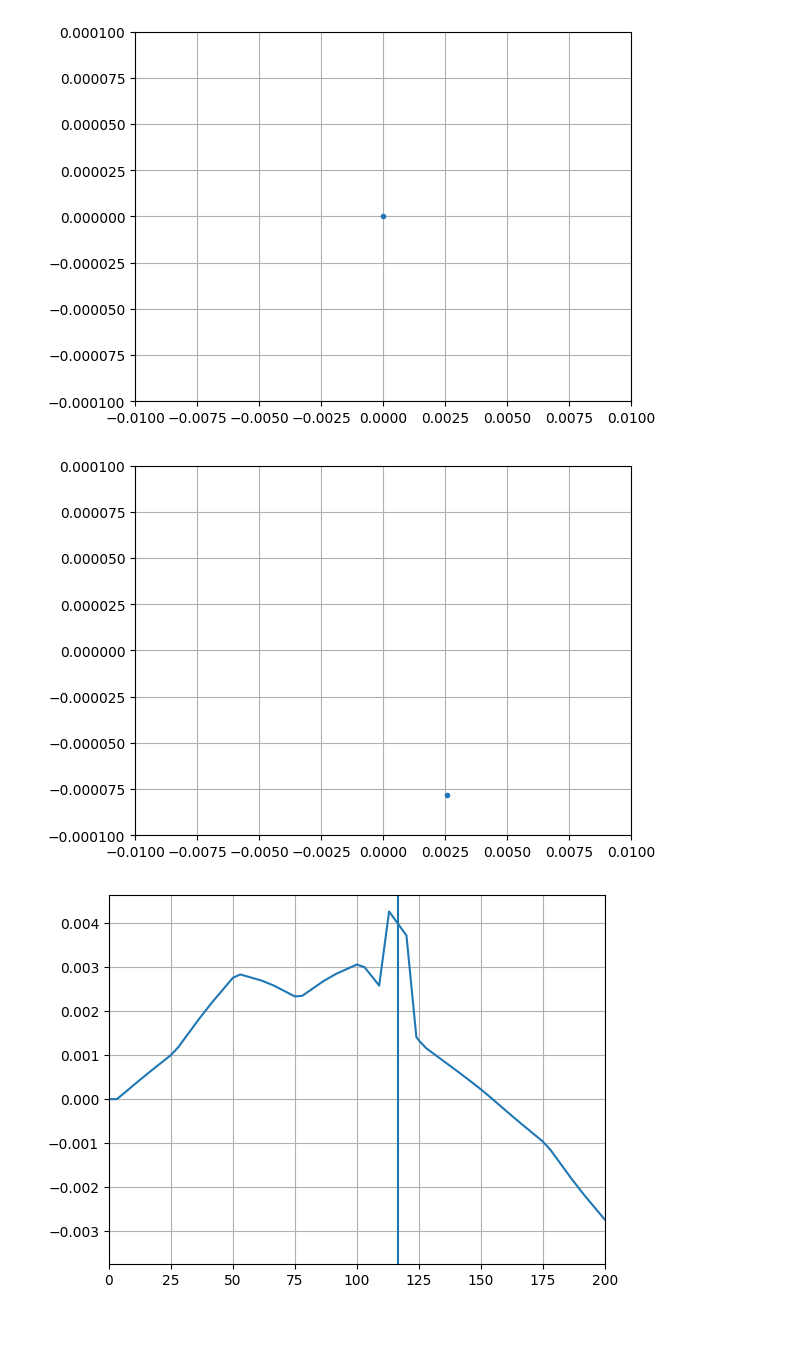
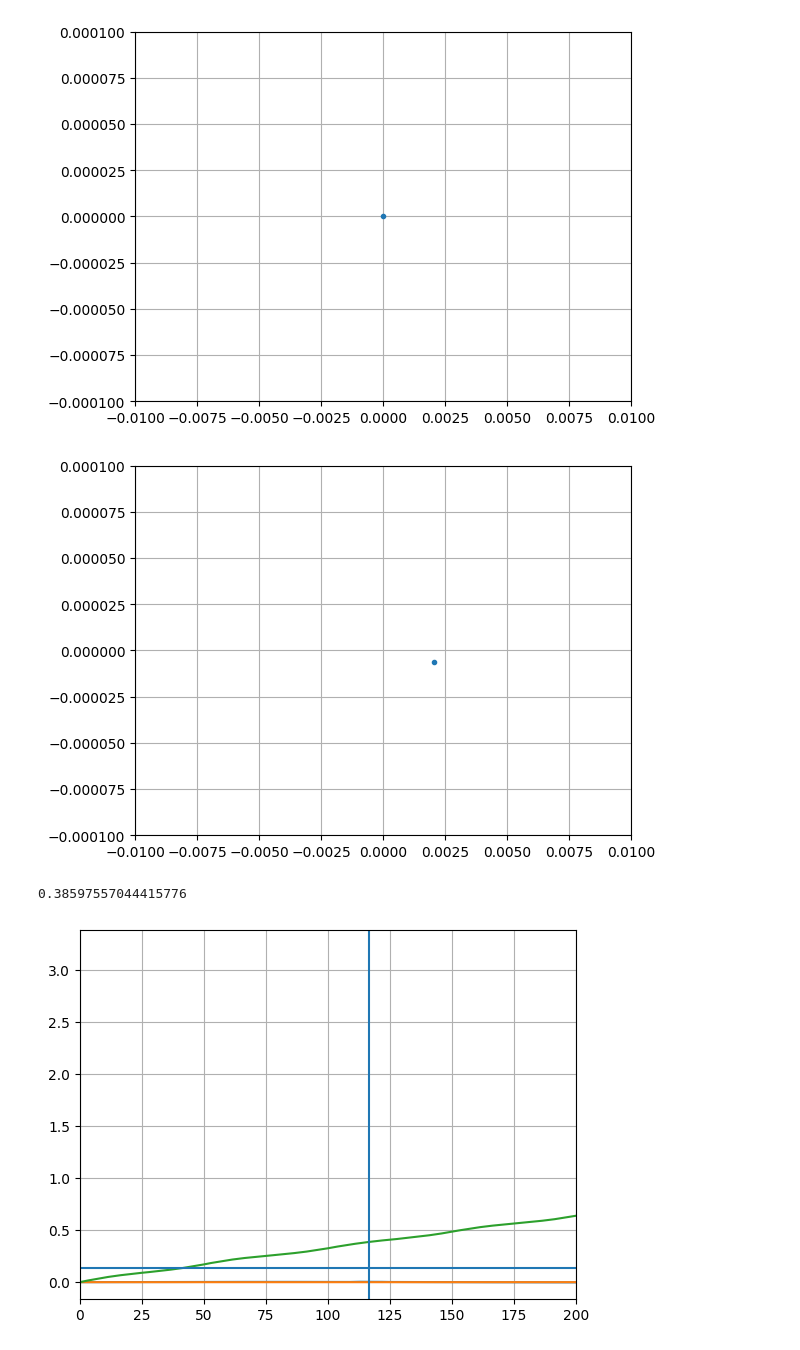
Before and after one commit to gornalexander/cas-beam-optics, a Jupyter notebook: Group_Oleksandr.ipynb, the cells around one changed output. Saved outputs shown, nothing was run; the diff lists cells and outputs as text; code cells hidden in the pictures.

Commit message:
correct kicker position

```diff
--- a/Group_Oleksandr.ipynb
+++ b/Group_Oleksandr.ipynb
@@ -82,18 +82,18 @@ env.new('mq.d', 'mq', k1='k1d + qtrim_d')
 
 cell_moved_dipole = env.new_line(components=[
     env.new('marker_start', xt.Marker, at = '0'),
-    env.place('mq.f', at=lquad*0.5),
+    env.place('mq.d', at=lquad*0.5),
     env.place('mb0', at='lbend/2+ lquad + 1'),
-    env.place('mq.d', at='0.50 * lfodo + lquad*0.5'),
+    env.place('mq.f', at='0.50 * lfodo + lquad*0.5'),
     env.place('mb1', at='1 * lfodo - lquad - lbend/2 - 1'),
     env.new('marker_end', xt.Marker, at='lfodo'),
 ])
 
 cell = env.new_line(components=[
     env.new('marker_start', xt.Marker, at = '0'),
-    env.place('mq.f', at=lquad*0.5),
+    env.place('mq.d', at=lquad*0.5),
     env.place('mb0', at='0.25 * lfodo + lquad * 0.5'),
-    env.place('mq.d', at='0.50 * lfodo + lquad*0.5'),
+    env.place('mq.f', at='0.50 * lfodo + lquad*0.5'),
     env.place('mb1', at='0.75 * lfodo + lquad*0.5'),
     env.new('marker_end', xt.Marker, at='lfodo'),
 ])
@@ -116,25 +116,25 @@ plt.xlim(0,50)
 # %%
 cell_kick = env.new_line(components=[
     env.new('marker_start', xt.Marker, at = '0'),
-    env.place('mq.f', at=lquad*0.5),
+    env.place('mq.d', at=lquad*0.5),
     env.place('mb0', at='lbend/2+ lquad + 1'),
     env.place('mk1', at='lbend + lquad + 1  + kicker_length/2'),
     env.place('mk2', at='lbend+ lquad + 1 +  l_ramp + kicker_length/2'),
     env.new('marker_extraction', xt.Marker, at = 'lbend+ lquad + 7.5 + kicker_length/2'),
     env.place('mk3', at='lbend+ lquad + 1 + 15 - l_ramp - kicker_length/2'),
     env.place('mk4', at='lbend+ lquad + 1 + 15 - kicker_length/2'),
-    env.place('mq.d', at='0.50 * lfodo + lquad*0.5'),
+    env.place('mq.f', at='0.50 * lfodo + lquad*0.5'),
     env.place('mb1', at='1 * lfodo - lquad - lbend/2 - 1'),
     env.new('marker_end', xt.Marker, at='lfodo'),
 ])
 
 cell_ext_kick = env.new_line(components=[
     env.new('marker_start', xt.Marker, at = '0'),
-    env.place('mq.f', at=lquad*0.5),
-    env.place('ext_kicker', at = 'lquad + ext_kicker_length/2'),
+    env.place('mq.d', at=lquad*0.5),
     env.place('mb0', at='0.25 * lfodo + lquad * 0.5'),
-    env.place('mq.d', at='0.50 * lfodo + lquad*0.5'),
+    env.place('mq.f', at='0.50 * lfodo + lquad*0.5'),
     env.place('mb1', at='0.75 * lfodo + lquad*0.5'),
+    env.place('ext_kicker', at = '100.0 * lfodo - ext_kicker_length/2'),
     env.new('marker_end', xt.Marker, at='lfodo'),
 ])
 # %%
@@ -310,14 +311,19 @@ plt.xlim(-0.01, 0.01)
 plt.ylim(-0.0001, 0.0001)
 plt.grid()
 # %% [output]
-[figure, old version]
+[figure, new version]
 # %%
 plt.plot(twiss.s, record.x[0])
+plt.plot(twiss.s, record.px[0])
+plt.plot(twiss.s, twiss.mux)
+print(twiss.mux[32])
 plt.axvline(twiss.s[32])
+plt.axhline(twiss.mux[32] - 0.25)
 plt.xlim(0, 200)
 plt.grid()
 # %% [output]
+0.38597557044415776
-[figure, old version]
+[figure, new version]
 # %%
 print(record.x[0][32])
 # %% [output]
```
Also changed, not shown: parts of 10 cells of this notebook.
